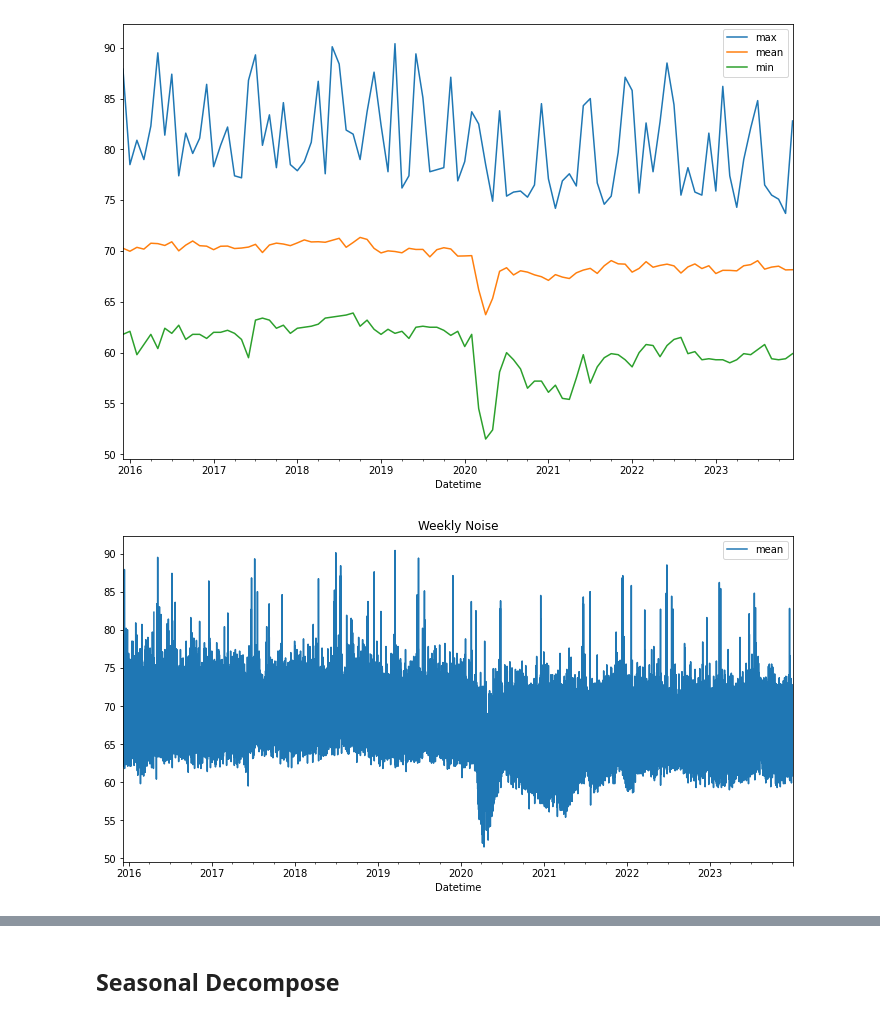
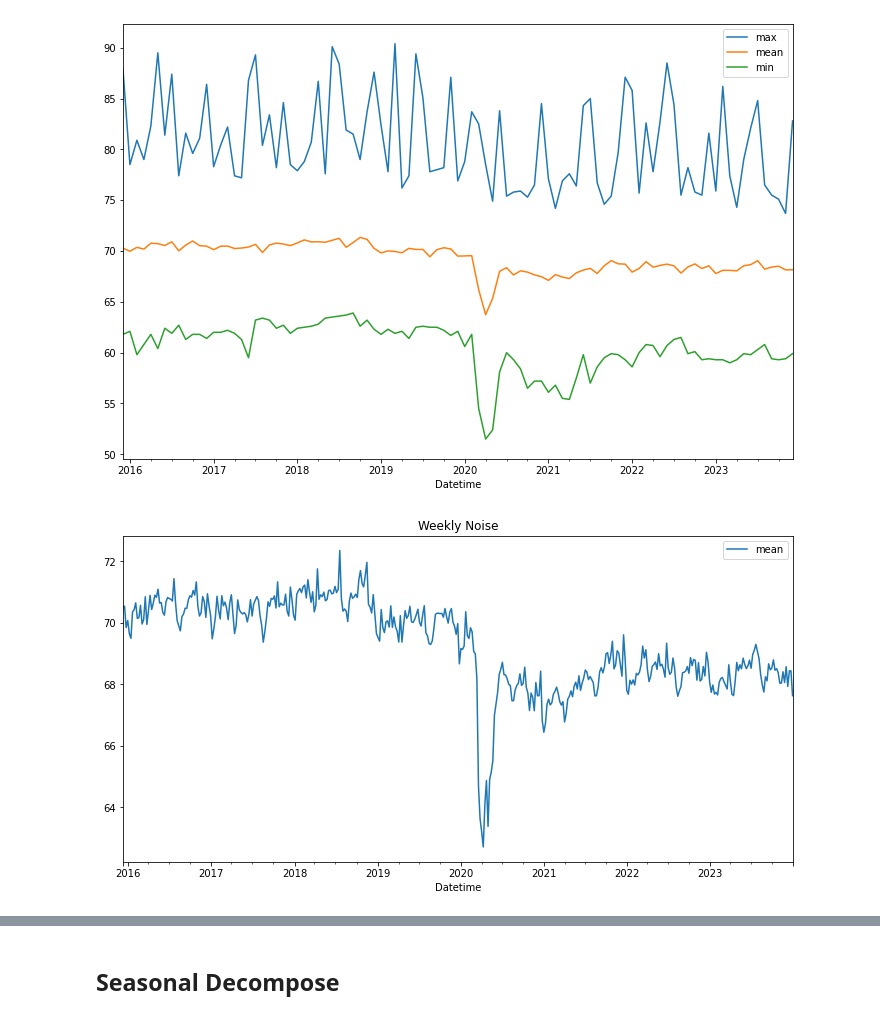
Before and after one commit to ivanseldas/COVID-Noise-Impact-Barcelona, a Jupyter notebook: notebooks/noise_bcn.ipynb, the cells around one changed output, grey strips where cells are left out. Saved outputs shown, nothing was run; the diff lists cells and outputs as text; code cells hidden in the pictures.

```diff
--- a/notebooks/noise_bcn.ipynb
+++ b/notebooks/noise_bcn.ipynb
@@ -180,16 +143,15 @@ plt.show()
 # Select sensor with more samples
 max_sensor_id = df_noise.groupby('Id_Instal')['Id_Instal'].value_counts().sort_values(ascending=False).reset_index().iloc[0][0]
 
+# Get the dataframe of a sensor
+df_sensor = df_noise[df_noise['Id_Instal'] == max_sensor_id]
+
+sensor_samples_max = df_sensor['Noise_db'].resample('ME').max()
+sensor_samples_mean = df_sensor['Noise_db'].resample('ME').mean()
+sensor_samples_min = df_sensor['Noise_db'].resample('ME').min()
+
 # Plot the sensor values
 plt.figure(figsize=(12,8))
-
-# Get the dataframe of a sensor
-sensor_samples = df_noise[df_noise['Id_Instal'] == max_sensor_id]
-
-sensor_samples_max = sensor_samples['Noise_db'].resample('ME').max()
-sensor_samples_mean = sensor_samples['Noise_db'].resample('ME').mean()
-sensor_samples_min = sensor_samples['Noise_db'].resample('ME').min()
-
 sensor_samples_max.plot(label='max')
 sensor_samples_mean.plot(label='mean')
 sensor_samples_min.plot(label='min')
@@ -198,17 +160,15 @@ plt.plot();
 # %% [output]
 [figure]
 # %%
-sensor_samples_mean = sensor_samples['Noise_db'].resample('H').mean()
-sensor_samples_median = sensor_samples['Noise_db'].resample('H').median()
+sensor_samples_mean = df_sensor['Noise_db'].resample('w').mean()
 
 plt.figure(figsize=(12,6))
 sensor_samples_mean.plot(label='mean')
-#sensor_samples_median.plot(label='median')
 plt.title('Weekly Noise')
 plt.legend()
 plt.plot();
 # %% [output]
-[figure, old version]
+[figure, new version]
 # %%
 lockdown_start = '2020-03-14'
 lockdown_end = '2020-06-07'
```
Also changed, not shown: parts of 17 cells of this notebook.
